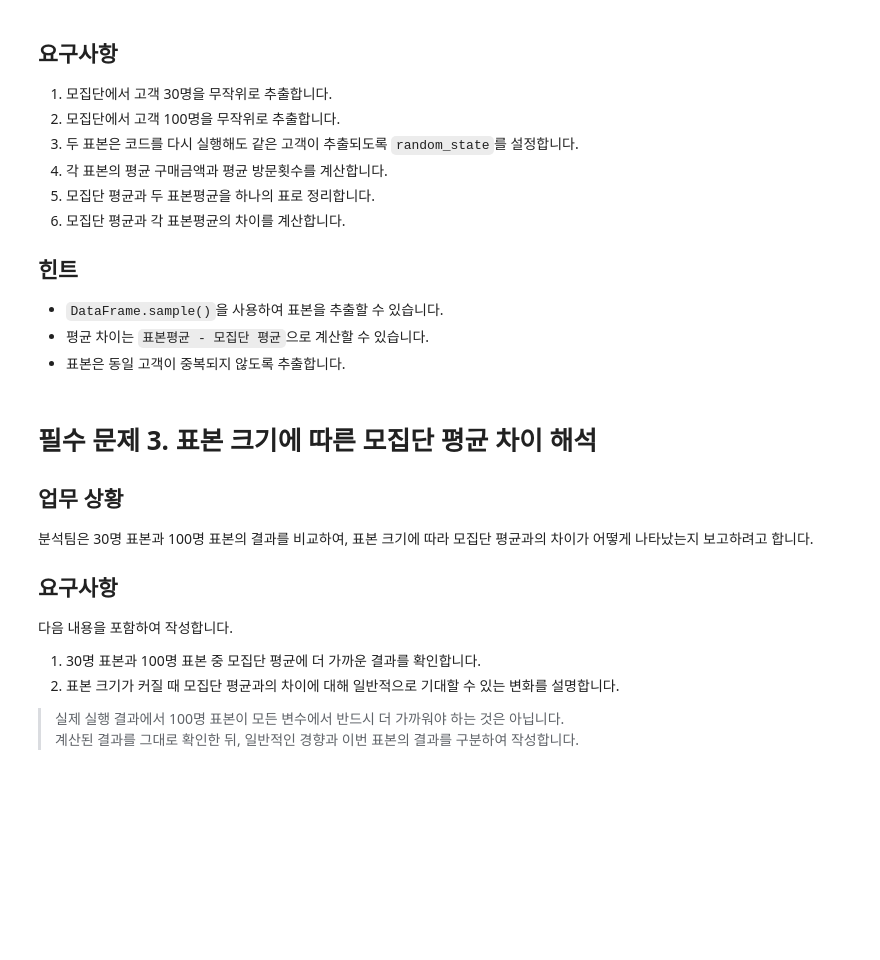
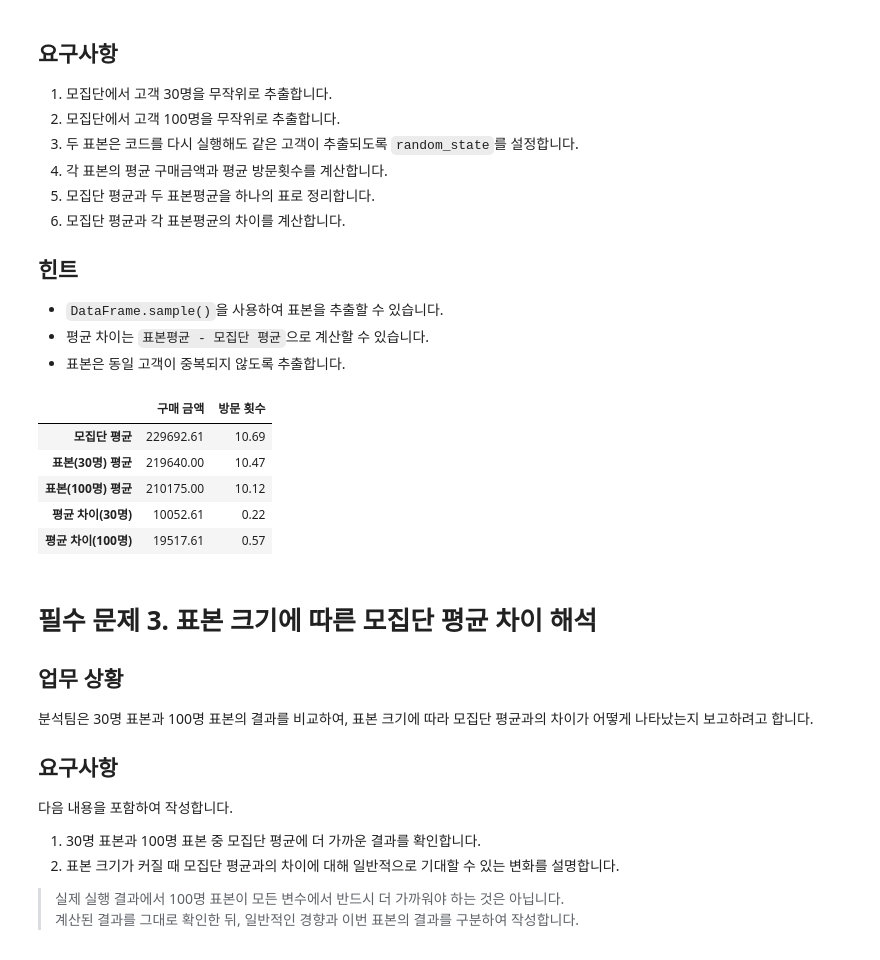
Before and after one commit to takkoyakki143/python-basic-assignment--, a Jupyter notebook: basic-statistics-assignment-서윤하/Part2_표본을활용한_전체고객특성추정_실습.ipynb, the cells around one changed output. Saved outputs shown, nothing was run; the diff lists cells and outputs as text; code cells hidden in the pictures; blank space fills up the shorter version.

```diff
--- a/basic-statistics-assignment-서윤하/Part2_표본을활용한_전체고객특성추정_실습.ipynb
+++ b/basic-statistics-assignment-서윤하/Part2_표본을활용한_전체고객특성추정_실습.ipynb
@@ -94,6 +122,38 @@ population_df[population_columns].head()
 - 표본은 동일 고객이 중복되지 않도록 추출합니다.
 # %%
 # 필수 문제 2 코드를 작성하세요.
+sample_30 = population_df.sample(n=30, random_state=42)
+sample_100 = population_df.drop(sample_30.index).sample(n=100, random_state=42)
+
+result_sample = pd.DataFrame({
+    "구매 금액":[
+        round(population_df['PurchaseAmount'].mean(), 2),
+        round(sample_30['PurchaseAmount'].mean(), 2),
+        round(sample_100['PurchaseAmount'].mean(), 2),
+        round(population_df['PurchaseAmount'].mean()-
+              sample_30['PurchaseAmount'].mean(), 2),
+        round(population_df['PurchaseAmount'].mean()-
+              sample_100['PurchaseAmount'].mean(), 2)
+    ],
+    "방문 횟수":[
+        round(population_df['MonthlyVisitCount'].mean(), 2),
+        round(sample_30['MonthlyVisitCount'].mean(), 2),
+        round(sample_100['MonthlyVisitCount'].mean(), 2),
+        round(population_df['MonthlyVisitCount'].mean()-
+              sample_30['MonthlyVisitCount'].mean(), 2),
+        round(population_df['MonthlyVisitCount'].mean()-
+              sample_100['MonthlyVisitCount'].mean(), 2)
+    ]
+}, index = ['모집단 평균', '표본(30명) 평균', '표본(100명) 평균', '평균 차이(30명)', '평균 차이(100명)'])
+
+display(result_sample)
+# %% [output]
+|  | 구매 금액 | 방문 횟수 |
+| 모집단 평균 | 229692.61 | 10.69 |
+| 표본(30명) 평균 | 219640.00 | 10.47 |
+| 표본(100명) 평균 | 210175.00 | 10.12 |
+| 평균 차이(30명) | 10052.61 | 0.22 |
+| 평균 차이(100명) | 19517.61 | 0.57 |
 # %% [markdown]
 # 필수 문제 3. 표본 크기에 따른 모집단 평균 차이 해석
 
```
Also changed, not shown: parts of 4 cells of this notebook, 4 other files.
